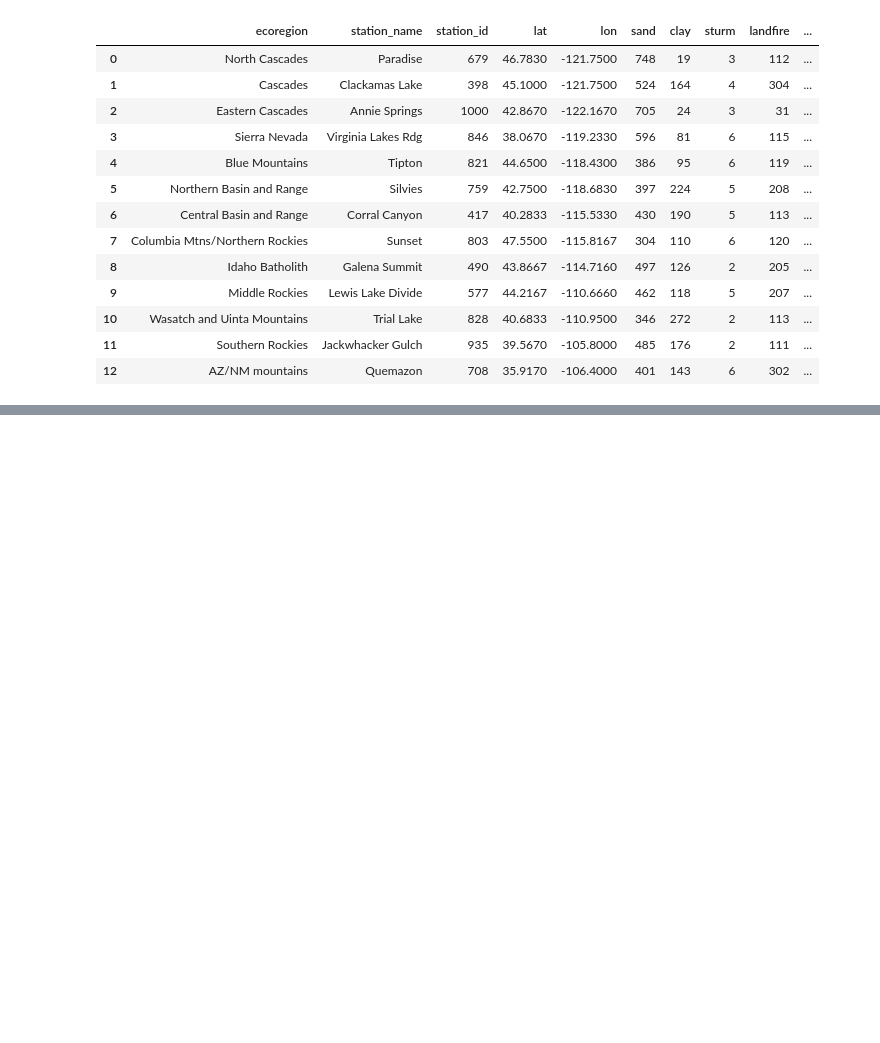
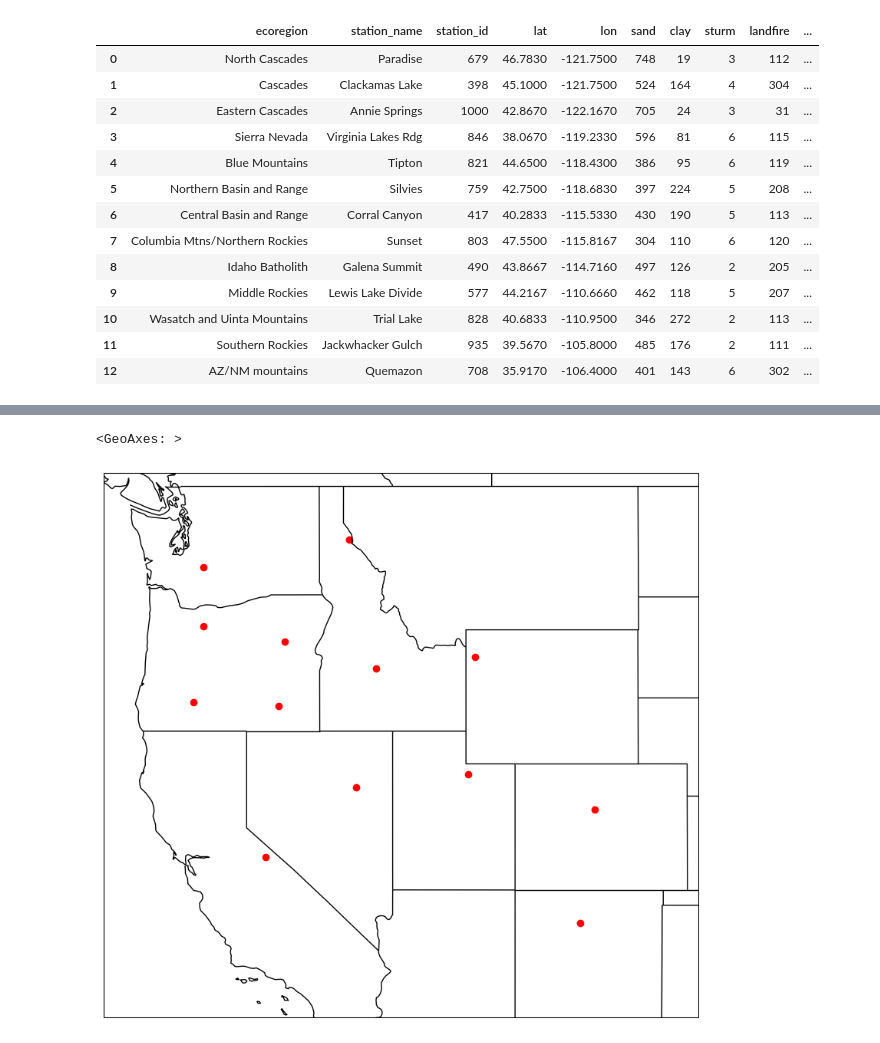
Before and after one commit to rpalomaki/SWE_error_analysis, a Jupyter notebook: ross_sandbox.ipynb, the cells around one changed output, grey strips where cells are left out. Cells and saved outputs as stored; diff of their text form; code cells hidden in the pictures; blank space fills up the shorter version.

Commit message:
cleaning up sandbox

```diff
--- a/ross_sandbox.ipynb
+++ b/ross_sandbox.ipynb
@@ -308,0 +393,34 @@ sites.to_csv('../data_sandbox/swe_errors/snotel/fig4_sites.csv')
+# %%
+sites = gpd.read_file('../data_sandbox/swe_errors/snotel/fig4_sites.csv')
+sites['geometry'] = gpd.points_from_xy(sites['lon'], sites['lat'], crs='epsg:4326')
+sites = gpd.GeoDataFrame(sites).to_crs('epsg:3857')
+
+countries = cfeature.NaturalEarthFeature(
+        category='cultural',
+        name='admin_0_boundary_lines_land',
+        scale='50m',
+        facecolor='none')
+
+states_provinces = cfeature.NaturalEarthFeature(
+        category='cultural',
+        name='admin_1_states_provinces_lines',
+        scale='50m',
+        facecolor='none')
+
+fig = plt.figure(figsize=(10,10))
+ax = plt.axes(projection=ccrs.epsg(3857))
+ax.coastlines()
+# ax.
+ax.add_feature(countries)
+ax.add_feature(states_provinces)
+minx, miny, maxx, maxy = sites.total_bounds
+minx *= 1.03
+maxx *= 0.96
+miny *= 0.9
+maxy *= 1.05
+ax.set_extent((minx, maxx, miny, maxy), crs=ccrs.epsg(3857))
+
+sites['geometry'].plot(ax=ax, color='r')
+# %% [output]
+<GeoAxes: >
+[figure, added]
```
Also changed, not shown: parts of 14 cells of this notebook.
